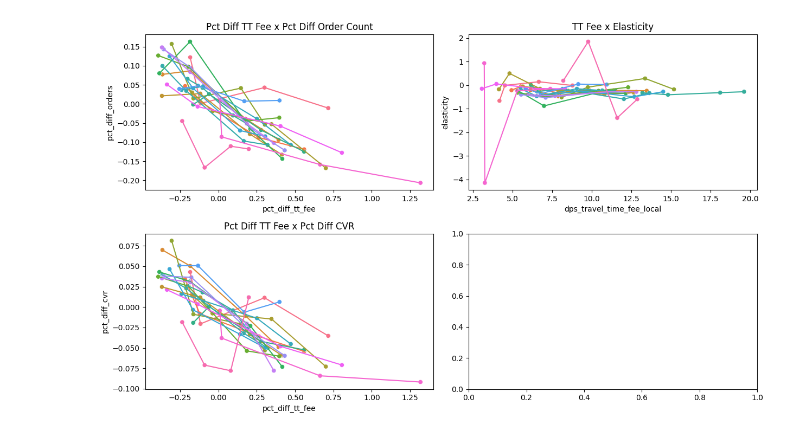
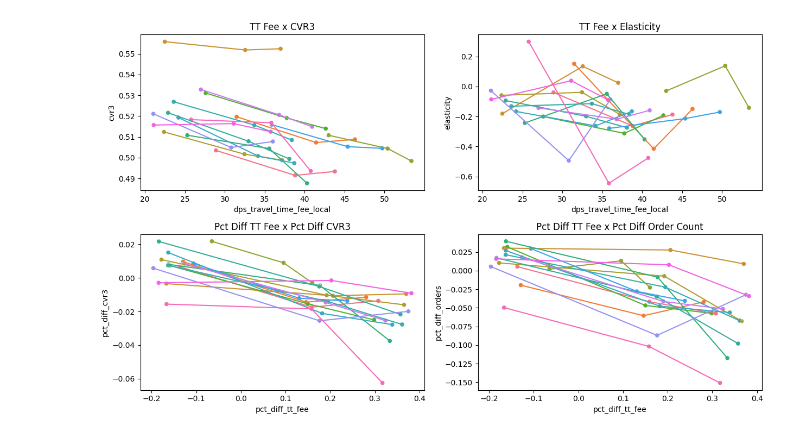
Before and after one commit to omar-elmaria/elasticity_test_analysis, a Jupyter notebook: elasticity_test_analysis.ipynb, the cells around one changed output. Drawn from its saved outputs; the diff is of its cells as text; code cells hidden in the pictures.

```diff
--- a/elasticity_test_analysis.ipynb
+++ b/elasticity_test_analysis.ipynb
@@ -8,10 +8,10 @@ import matplotlib.pyplot as plt
 %matplotlib inline
 # %%
 # Instantiate a BigQuery client
-client = bigquery.Client(project='dh-logistics-product-ops')
+client = bigquery.Client(project='logistics-customer-staging')
 bq_storage = bigquery_storage.BigQueryReadClient()
 # %%
 # Define the global inputs
-entity_id = "FP_TH"
-test_keyword = "%price sensitivity1"
-analysis_start_date = "2023-03-15"
+entity_id = "FP_TW"
+test_keyword = "%Elasticity%"
+analysis_start_date = "2023-06-01" # 2023-06-01 for TW and 2023-03-15 for TH
@@ -207,11 +195,12 @@ df_agg_cvr = df_sessions.\
 
 # Add new columns calculating CVR
 df_agg_cvr["cvr"] = round(df_agg_cvr["transaction_no"] / df_agg_cvr["ga_session_id"], 4)
+df_agg_cvr["cvr3"] = round(df_agg_cvr["transaction_no"] / df_agg_cvr["shop_menu_no"], 4)
 
 # Create a new data frame showing the values for the control group
 df_agg_cvr = pd.merge(
     left=df_agg_cvr,
-    right=df_agg_cvr[df_agg_cvr["variant"] == "Control"][["entity_id", "test_name", "cvr"]],
+    right=df_agg_cvr[df_agg_cvr["variant"] == "Control"][["entity_id", "test_name", "cvr", "cvr3"]],
     on=["entity_id", "test_name"],
     how="left",
     suffixes=["", "_control"]
@@ -220,7 +209,8 @@ df_agg_cvr = pd.merge(
 # Calculate the CVR % difference between variation and control
 df_agg_cvr = df_agg_cvr.assign(
     pct_diff_cvr=round(df_agg_cvr["cvr"] / df_agg_cvr["cvr_control"] - 1, 4),
+    pct_diff_cvr3=round(df_agg_cvr["cvr3"] / df_agg_cvr["cvr3_control"] - 1, 4),
 )
-df_agg_cvr
+df_agg_cvr.head()
 # %% [output]
 |  | entity_id | test_name | variant | ga_session_id | shop_list_no | shop_menu_no | checkout_no | transaction_no | ... |
@@ -239,6 +233,6 @@ df_agg_cvr
 # %%
 # Join df_agg_cvr to df_agg_metrics
-df_agg_metrics = pd.merge(left=df_agg_metrics, right=df_agg_cvr[["entity_id", "test_name", "variant", "cvr", "pct_diff_cvr"]], on=["entity_id", "test_name", "variant"], how='left')
-df_agg_metrics
+df_agg_metrics = pd.merge(left=df_agg_metrics, right=df_agg_cvr[["entity_id", "test_name", "variant", "cvr", "pct_diff_cvr", "cvr3", "pct_diff_cvr3"]], on=["entity_id", "test_name", "variant"], how='left')
+df_agg_metrics.head()
 # %% [output]
 |  | entity_id | test_name | variant | delivery_fee_local | dps_travel_time_fee_local | order_count | ... |
@@ -257,32 +255,39 @@ df_agg_metrics
 # %%
 # Create the data frame for plotting
-df_plot = df_agg_metrics[df_agg_metrics["variant"] != "Control"]\
-    [["entity_id", "test_name", "variant", "pct_diff_tt_fee", "pct_diff_orders", "pct_diff_cvr", "elasticity", "dps_travel_time_fee_local", "order_count", "cvr"]]
+# Include this condition if you wish to exclude the outlier tests --> ~(df_agg_metrics["test_name"].isin(["20230601_TW_R_Elasticity_Penghu", "20230601_TW_R_Elasticity_Kinmen"]))
+df_plot = df_agg_metrics[(df_agg_metrics["variant"] != "Control")]\
+    [["entity_id", "test_name", "variant", "pct_diff_tt_fee", "pct_diff_orders", "pct_diff_cvr3", "elasticity", "dps_travel_time_fee_local", "order_count", "cvr3"]]
 
 # Create some EDA plots
 fig, axes = plt.subplots(nrows=2, ncols=2, figsize=(12.5, 7.5))
 
-# 1st chart: pct_diff_tt_fee x pct_diff_orders
-sns.scatterplot(data=df_plot, x="pct_diff_tt_fee", y="pct_diff_orders", hue="test_name", ax=axes[0,0])
-sns.lineplot(data=df_plot, x="pct_diff_tt_fee", y="pct_diff_orders", hue="test_name", ax=axes[0,0])
-axes[0,0].set_title("Pct Diff TT Fee x Pct Diff Order Count")
+# 1st chart: TT fee x CVR
+sns.scatterplot(data=df_plot, x="dps_travel_time_fee_local", y="cvr3", hue="test_name", ax=axes[0,0])
+sns.lineplot(data=df_plot, x="dps_travel_time_fee_local", y="cvr3", hue="test_name", ax=axes[0,0])
+axes[0,0].set_title("TT Fee x CVR3")
 
 # 2nd chart: TT fee x elasticity
 sns.scatterplot(data=df_plot, x="dps_travel_time_fee_local", y="elasticity", hue="test_name", ax=axes[0,1])
 sns.lineplot(data=df_plot, x="dps_travel_time_fee_local", y="elasticity", hue="test_name", ax=axes[0,1])
 axes[0,1].set_title("TT Fee x Elasticity")
 
-# 3rd chart: TT fee x CVR
-sns.scatterplot(data=df_plot, x="pct_diff_tt_fee", y="pct_diff_cvr", hue="test_name", ax=axes[1,0])
-sns.lineplot(data=df_plot, x="pct_diff_tt_fee", y="pct_diff_cvr", hue="test_name", ax=axes[1,0])
-axes[1,0].set_title("Pct Diff TT Fee x Pct Diff CVR")
+# 3rd chart: Pct Diff TT fee x Pct Diff CVR
+sns.scatterplot(data=df_plot, x="pct_diff_tt_fee", y="pct_diff_cvr3", hue="test_name", ax=axes[1,0])
+sns.lineplot(data=df_plot, x="pct_diff_tt_fee", y="pct_diff_cvr3", hue="test_name", ax=axes[1,0])
+axes[1,0].set_title("Pct Diff TT Fee x Pct Diff CVR3")
+
+# 4th chart: pct_diff_tt_fee x pct_diff_orders
+sns.scatterplot(data=df_plot, x="pct_diff_tt_fee", y="pct_diff_orders", hue="test_name", ax=axes[1,1])
+sns.lineplot(data=df_plot, x="pct_diff_tt_fee", y="pct_diff_orders", hue="test_name", ax=axes[1,1])
+axes[1,1].set_title("Pct Diff TT Fee x Pct Diff Order Count")
 
 # Remove the legends
 axes[0,0].get_legend().remove()
 axes[0,1].get_legend().remove()
 axes[1,0].get_legend().remove()
+axes[1,1].get_legend().remove()
 
 # Right layout
 plt.tight_layout()
 # %% [output]
-[figure, old version]
+[figure, new version]
```
Also changed, not shown: parts of 6 cells of this notebook.
